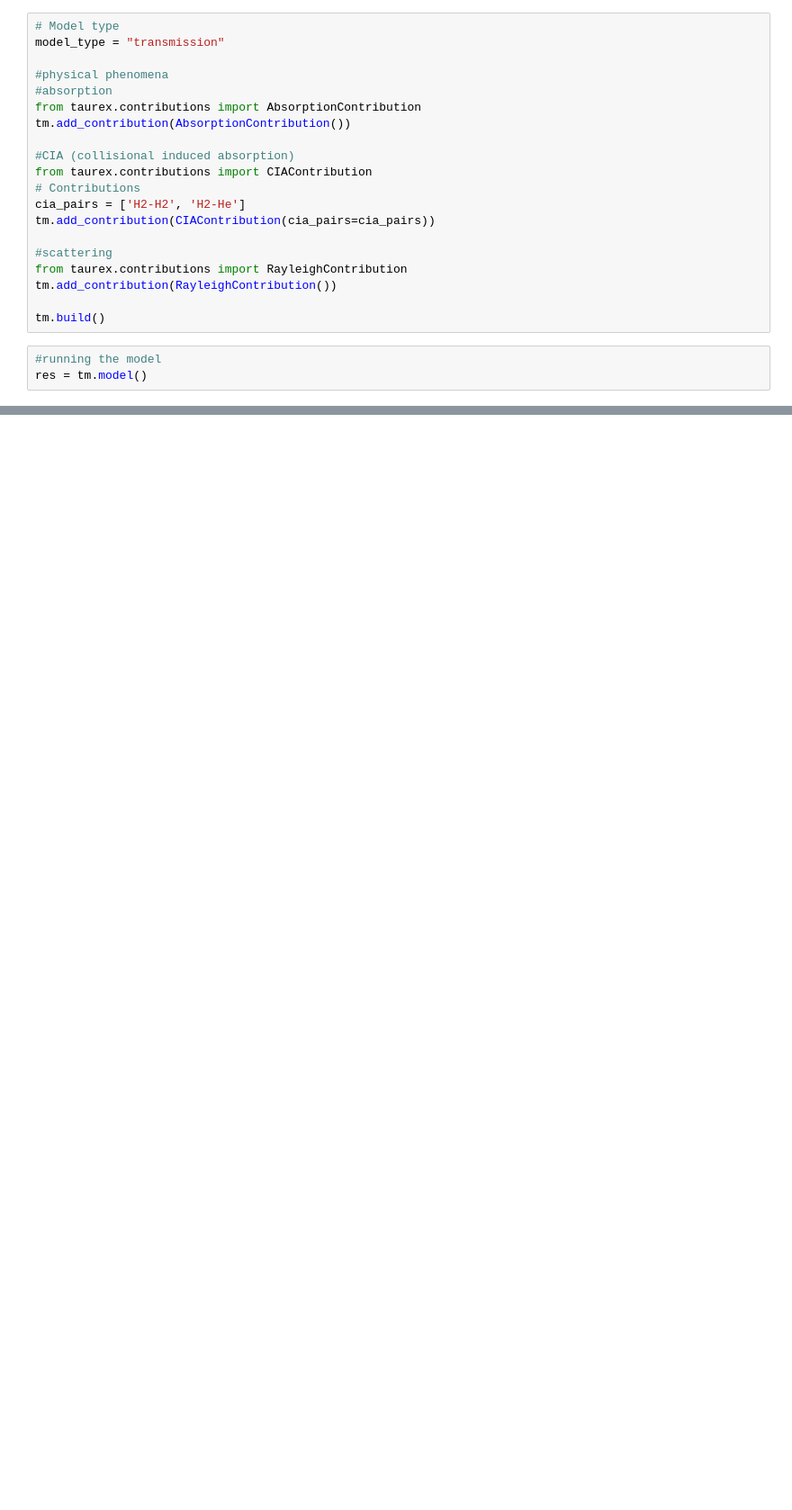
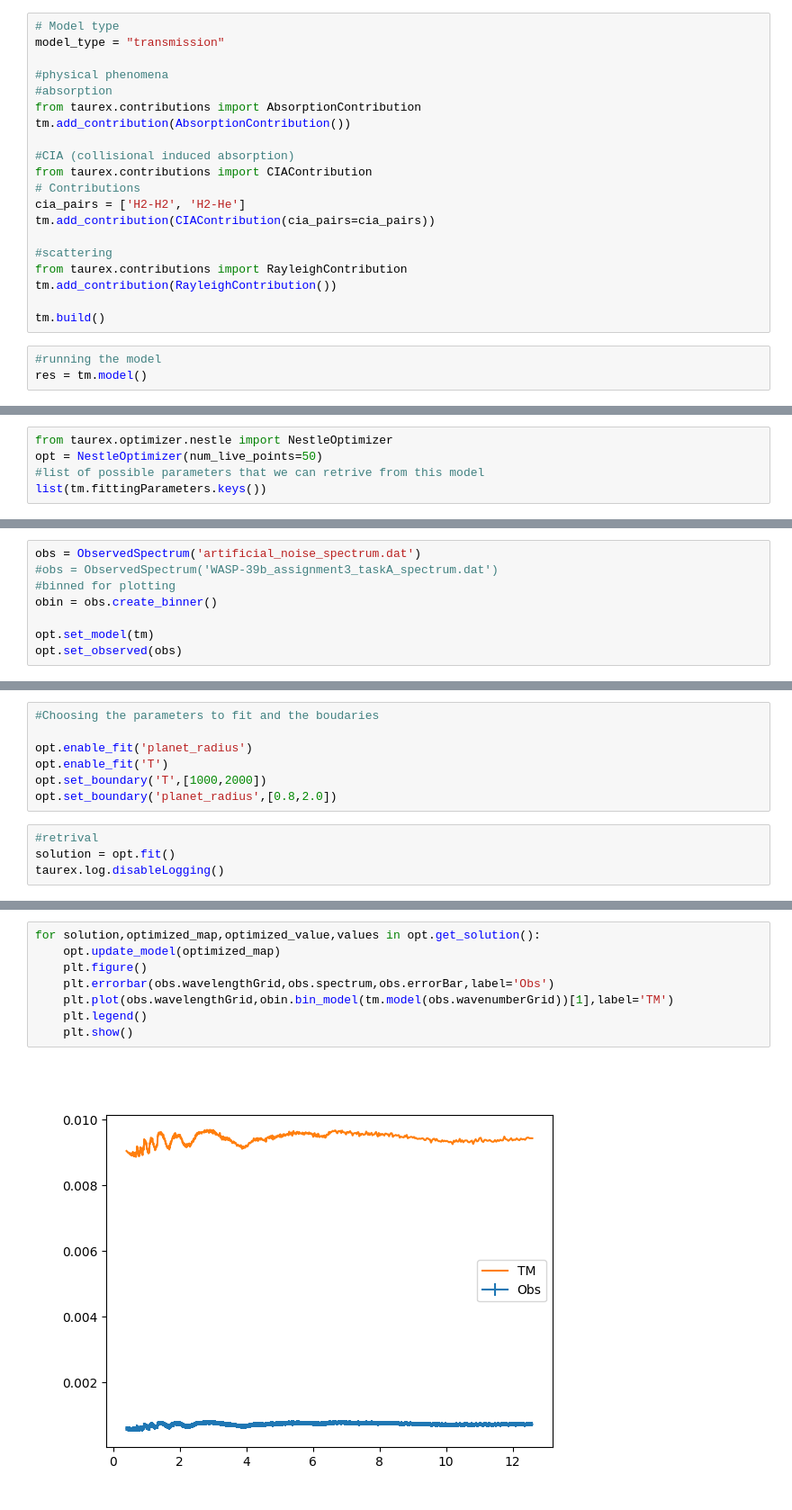
Before and after one commit to riccsimo/T_G_B_T, a Jupyter notebook: Assignment3/wasp_39b_atmosphere_TaskA.ipynb, the cells around one changed output, grey strips where cells are left out. Shown: that part at 90% size. Drawn from its saved outputs; the diff is of its cells as text; blank space fills up the shorter version.

```diff
--- a/Assignment3/wasp_39b_atmosphere_TaskA.ipynb
+++ b/Assignment3/wasp_39b_atmosphere_TaskA.ipynb
@@ -291,0 +295,5 @@ Transmission spectrum plot saved as: WASP-39b_assignment3_taskA_spectrum.png
+# %%
+from taurex.optimizer.nestle import NestleOptimizer
+opt = NestleOptimizer(num_live_points=50)
+#list of possible parameters that we can retrive from this model
+list(tm.fittingParameters.keys())
@@ -291,0 +342,8 @@ Transmission spectrum plot saved as: WASP-39b_assignment3_taskA_spectrum.png
+# %%
+obs = ObservedSpectrum('artificial_noise_spectrum.dat')
+#obs = ObservedSpectrum('WASP-39b_assignment3_taskA_spectrum.dat')
+#binned for plotting
+obin = obs.create_binner()
+
+opt.set_model(tm)
+opt.set_observed(obs)
@@ -291,0 +352,11 @@ Transmission spectrum plot saved as: WASP-39b_assignment3_taskA_spectrum.png
+# %%
+#Choosing the parameters to fit and the boudaries
+
+opt.enable_fit('planet_radius')
+opt.enable_fit('T')
+opt.set_boundary('T',[1000,2000])
+opt.set_boundary('planet_radius',[0.8,2.0])
+# %%
+#retrival
+solution = opt.fit()
+taurex.log.disableLogging()
@@ -291,0 +369,10 @@ Transmission spectrum plot saved as: WASP-39b_assignment3_taskA_spectrum.png
+# %%
+for solution,optimized_map,optimized_value,values in opt.get_solution():
+    opt.update_model(optimized_map)
+    plt.figure()
+    plt.errorbar(obs.wavelengthGrid,obs.spectrum,obs.errorBar,label='Obs')
+    plt.plot(obs.wavelengthGrid,obin.bin_model(tm.model(obs.wavenumberGrid))[1],label='TM')
+    plt.legend()
+    plt.show()
+# %% [output]
+[figure, added]
```
Also changed, not shown: parts of 9 cells of this notebook, 2 other files.
